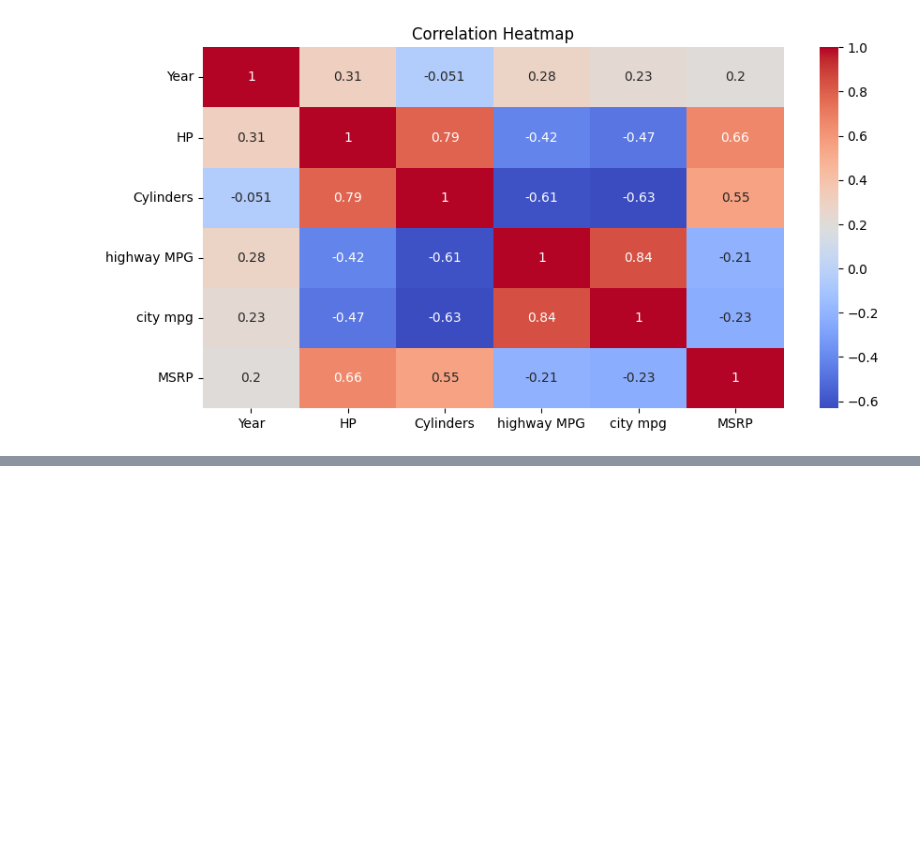
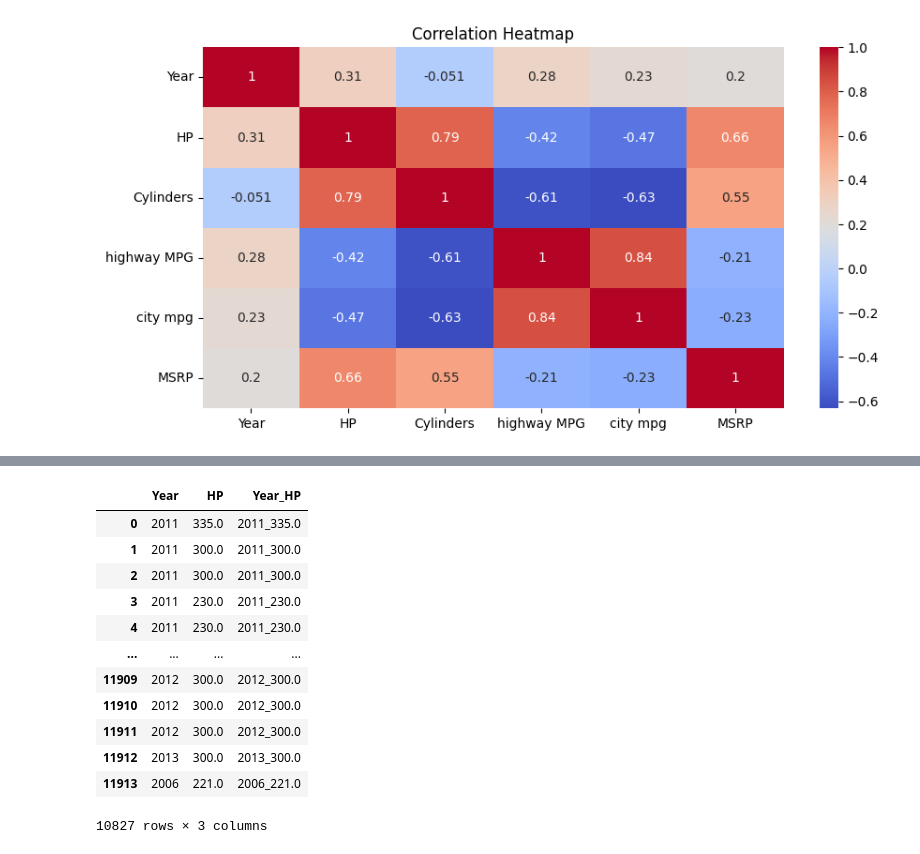
Before and after one commit to Mohith-esyasoft/ESET0146-Gradute-Training-Program, a Jupyter notebook: Basics of Python/data_analysis.ipynb, the cells around one changed output, grey strips where cells are left out. Cells and saved outputs as stored; diff of their text form; code cells hidden in the pictures; blank space fills up the shorter version.

```diff
--- a/Basics of Python/data_analysis.ipynb
+++ b/Basics of Python/data_analysis.ipynb
@@ -248,0 +281,18 @@ MSRP         0.196789  0.659835   0.554740    -0.209150 -0.234050  1.000000
+# %%
+#concatinate two columns
+df['Year_HP'] = df['Year'].astype(str) + '_' + df['HP'].astype(str)
+df[['Year', 'HP', 'Year_HP']]
+# %% [output]
+|  | Year | HP | Year_HP |
+| 0 | 2011 | 335.0 | 2011_335.0 |
+| 1 | 2011 | 300.0 | 2011_300.0 |
+| 2 | 2011 | 300.0 | 2011_300.0 |
+| 3 | 2011 | 230.0 | 2011_230.0 |
+| 4 | 2011 | 230.0 | 2011_230.0 |
+| ... | ... | ... | ... |
+| 11909 | 2012 | 300.0 | 2012_300.0 |
+| 11910 | 2012 | 300.0 | 2012_300.0 |
+| 11911 | 2012 | 300.0 | 2012_300.0 |
+| 11912 | 2013 | 300.0 | 2013_300.0 |
+| 11913 | 2006 | 221.0 | 2006_221.0 |
+10827 rows × 3 columns
```
Also changed, not shown: parts of 4 cells of this notebook, 22 other files.
